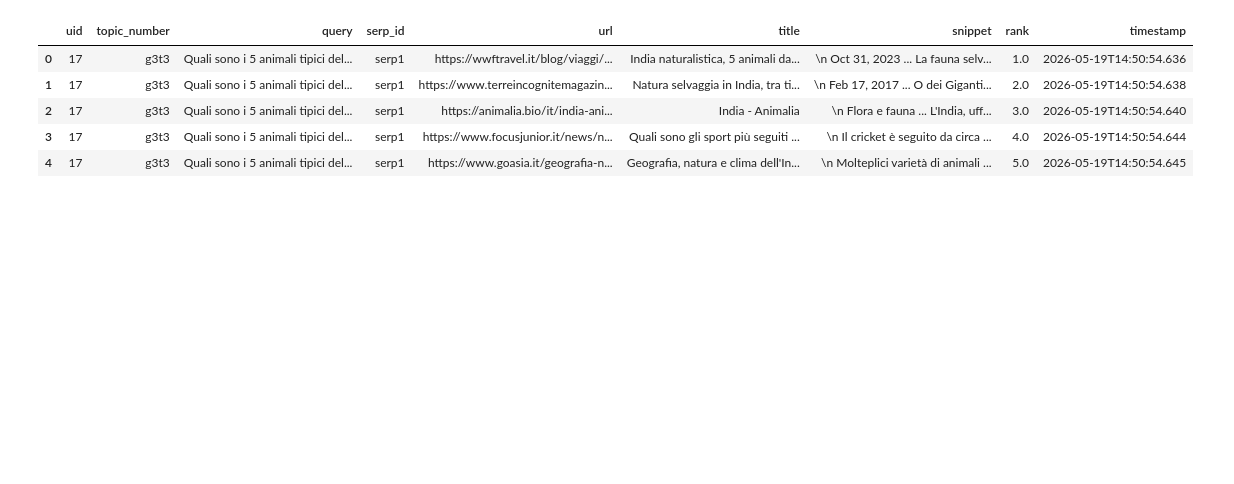
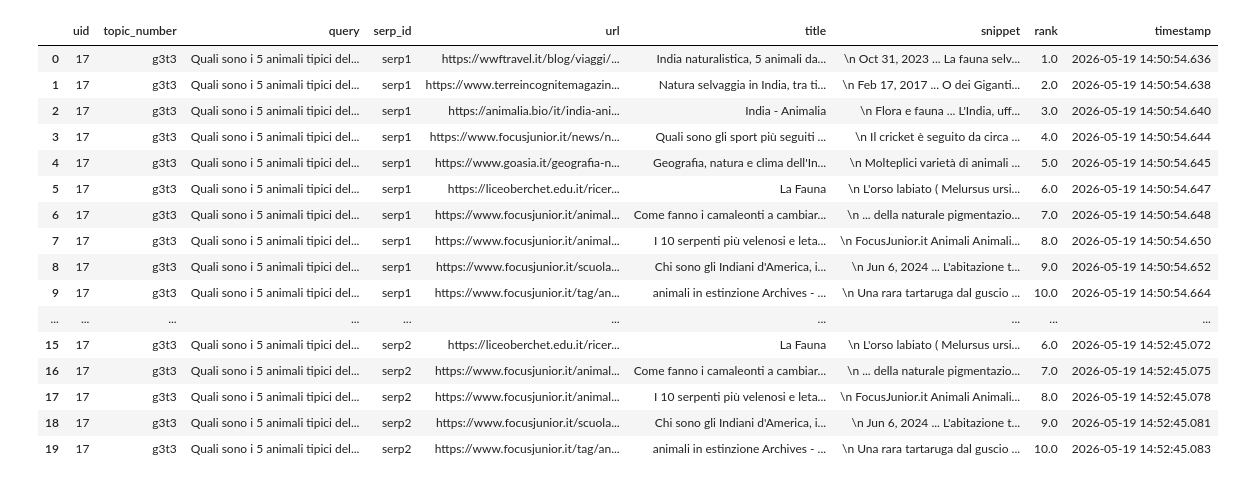
Before and after one commit to SOLandChildren/CHIIR27_LogAnalysis, a Jupyter notebook: results_navigation.ipynb, the cells around one changed output. Drawn from its saved outputs; the diff is of its cells as text; code cells hidden in the pictures; blank space fills up the shorter version.

```diff
--- a/results_navigation.ipynb
+++ b/results_navigation.ipynb
@@ -47,12 +47,23 @@ for _, row in serp_df.iterrows():
 serp_df["serp_id"] = serp_id_list
 serp_df = serp_df[["uid", "topic_number", "query", "serp_id", "url", "title", "snippet", "rank", "timestamp"]]
 # %%
-serp_df.head()
+serp_df.head(20)
 # %% [output]
 |  | uid | topic_number | query | serp_id | url | title | snippet | rank | timestamp |
-| 0 | 17 | g3t3 | Quali sono i 5 animali tipici del... | serp1 | https://wwftravel.it/blog/viaggi/... | India naturalistica, 5 animali da... | \n Oct 31, 2023 ... La fauna selv... | 1.0 | 2026-05-19T14:50:54.636 |
-| 1 | 17 | g3t3 | Quali sono i 5 animali tipici del... | serp1 | https://www.terreincognitemagazin... | Natura selvaggia in India, tra ti... | \n Feb 17, 2017 ... O dei Giganti... | 2.0 | 2026-05-19T14:50:54.638 |
-| 2 | 17 | g3t3 | Quali sono i 5 animali tipici del... | serp1 | https://animalia.bio/it/india-ani... | India - Animalia | \n Flora e fauna ... L'India, uff... | 3.0 | 2026-05-19T14:50:54.640 |
-| 3 | 17 | g3t3 | Quali sono i 5 animali tipici del... | serp1 | https://www.focusjunior.it/news/n... | Quali sono gli sport più seguiti ... | \n Il cricket è seguito da circa ... | 4.0 | 2026-05-19T14:50:54.644 |
-| 4 | 17 | g3t3 | Quali sono i 5 animali tipici del... | serp1 | https://www.goasia.it/geografia-n... | Geografia, natura e clima dell'In... | \n Molteplici varietà di animali ... | 5.0 | 2026-05-19T14:50:54.645 |
+| 0 | 17 | g3t3 | Quali sono i 5 animali tipici del... | serp1 | https://wwftravel.it/blog/viaggi/... | India naturalistica, 5 animali da... | \n Oct 31, 2023 ... La fauna selv... | 1.0 | 2026-05-19 14:50:54.636 |
+| 1 | 17 | g3t3 | Quali sono i 5 animali tipici del... | serp1 | https://www.terreincognitemagazin... | Natura selvaggia in India, tra ti... | \n Feb 17, 2017 ... O dei Giganti... | 2.0 | 2026-05-19 14:50:54.638 |
+| 2 | 17 | g3t3 | Quali sono i 5 animali tipici del... | serp1 | https://animalia.bio/it/india-ani... | India - Animalia | \n Flora e fauna ... L'India, uff... | 3.0 | 2026-05-19 14:50:54.640 |
+| 3 | 17 | g3t3 | Quali sono i 5 animali tipici del... | serp1 | https://www.focusjunior.it/news/n... | Quali sono gli sport più seguiti ... | \n Il cricket è seguito da circa ... | 4.0 | 2026-05-19 14:50:54.644 |
+| 4 | 17 | g3t3 | Quali sono i 5 animali tipici del... | serp1 | https://www.goasia.it/geografia-n... | Geografia, natura e clima dell'In... | \n Molteplici varietà di animali ... | 5.0 | 2026-05-19 14:50:54.645 |
+| 5 | 17 | g3t3 | Quali sono i 5 animali tipici del... | serp1 | https://liceoberchet.edu.it/ricer... | La Fauna | \n L'orso labiato ( Melursus ursi... | 6.0 | 2026-05-19 14:50:54.647 |
+| 6 | 17 | g3t3 | Quali sono i 5 animali tipici del... | serp1 | https://www.focusjunior.it/animal... | Come fanno i camaleonti a cambiar... | \n ... della naturale pigmentazio... | 7.0 | 2026-05-19 14:50:54.648 |
+| 7 | 17 | g3t3 | Quali sono i 5 animali tipici del... | serp1 | https://www.focusjunior.it/animal... | I 10 serpenti più velenosi e leta... | \n FocusJunior.it Animali Animali... | 8.0 | 2026-05-19 14:50:54.650 |
+| 8 | 17 | g3t3 | Quali sono i 5 animali tipici del... | serp1 | https://www.focusjunior.it/scuola... | Chi sono gli Indiani d'America, i... | \n Jun 6, 2024 ... L'abitazione t... | 9.0 | 2026-05-19 14:50:54.652 |
+| 9 | 17 | g3t3 | Quali sono i 5 animali tipici del... | serp1 | https://www.focusjunior.it/tag/an... | animali in estinzione Archives - ... | \n Una rara tartaruga dal guscio ... | 10.0 | 2026-05-19 14:50:54.664 |
+| ... | ... | ... | ... | ... | ... | ... | ... | ... | ... |
+| 15 | 17 | g3t3 | Quali sono i 5 animali tipici del... | serp2 | https://liceoberchet.edu.it/ricer... | La Fauna | \n L'orso labiato ( Melursus ursi... | 6.0 | 2026-05-19 14:52:45.072 |
+| 16 | 17 | g3t3 | Quali sono i 5 animali tipici del... | serp2 | https://www.focusjunior.it/animal... | Come fanno i camaleonti a cambiar... | \n ... della naturale pigmentazio... | 7.0 | 2026-05-19 14:52:45.075 |
+| 17 | 17 | g3t3 | Quali sono i 5 animali tipici del... | serp2 | https://www.focusjunior.it/animal... | I 10 serpenti più velenosi e leta... | \n FocusJunior.it Animali Animali... | 8.0 | 2026-05-19 14:52:45.078 |
+| 18 | 17 | g3t3 | Quali sono i 5 animali tipici del... | serp2 | https://www.focusjunior.it/scuola... | Chi sono gli Indiani d'America, i... | \n Jun 6, 2024 ... L'abitazione t... | 9.0 | 2026-05-19 14:52:45.081 |
+| 19 | 17 | g3t3 | Quali sono i 5 animali tipici del... | serp2 | https://www.focusjunior.it/tag/an... | animali in estinzione Archives - ... | \n Una rara tartaruga dal guscio ... | 10.0 | 2026-05-19 14:52:45.083 |
 # %%
```
Also changed, not shown: parts of 8 cells of this notebook, 2 other files.
